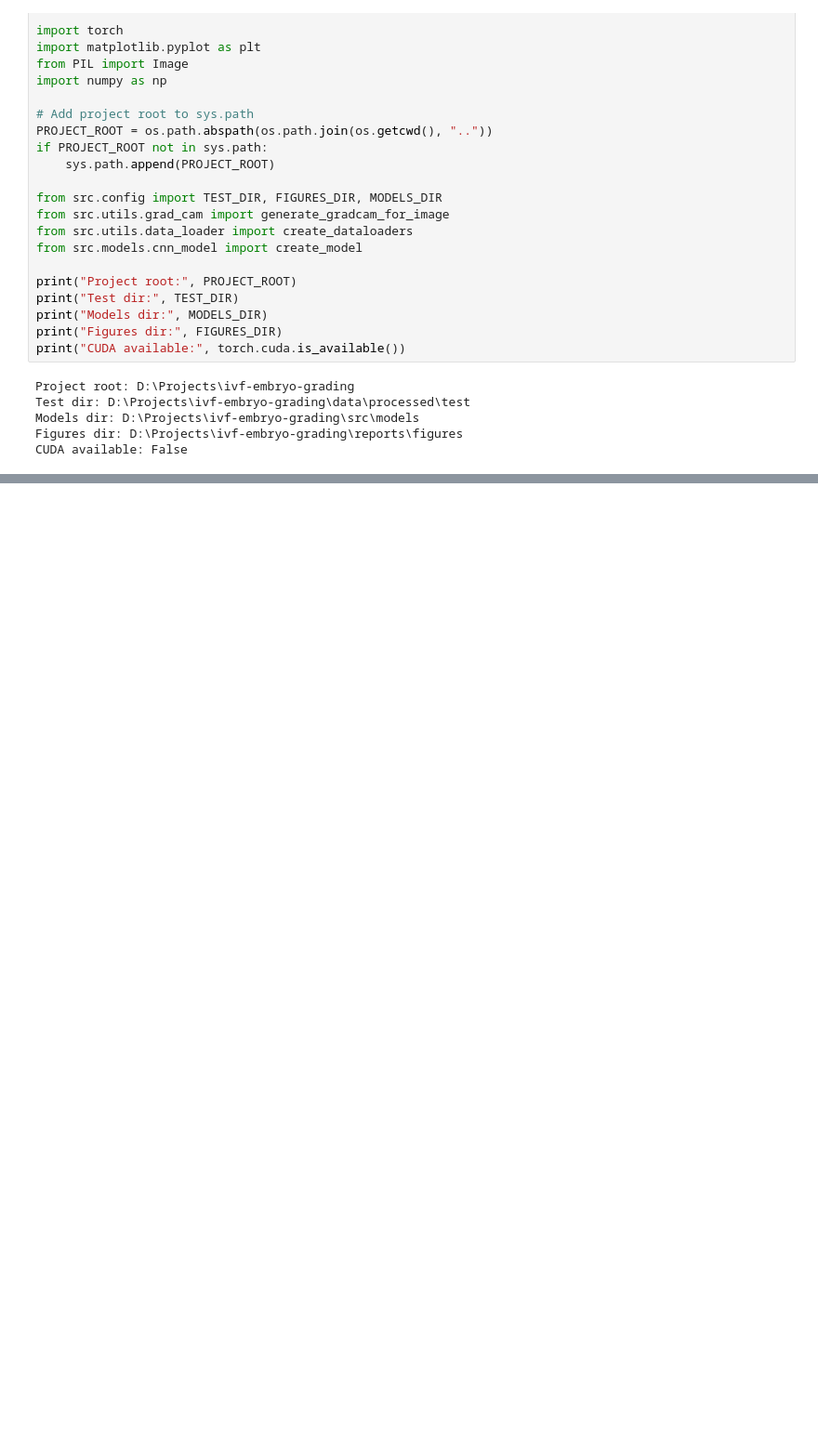
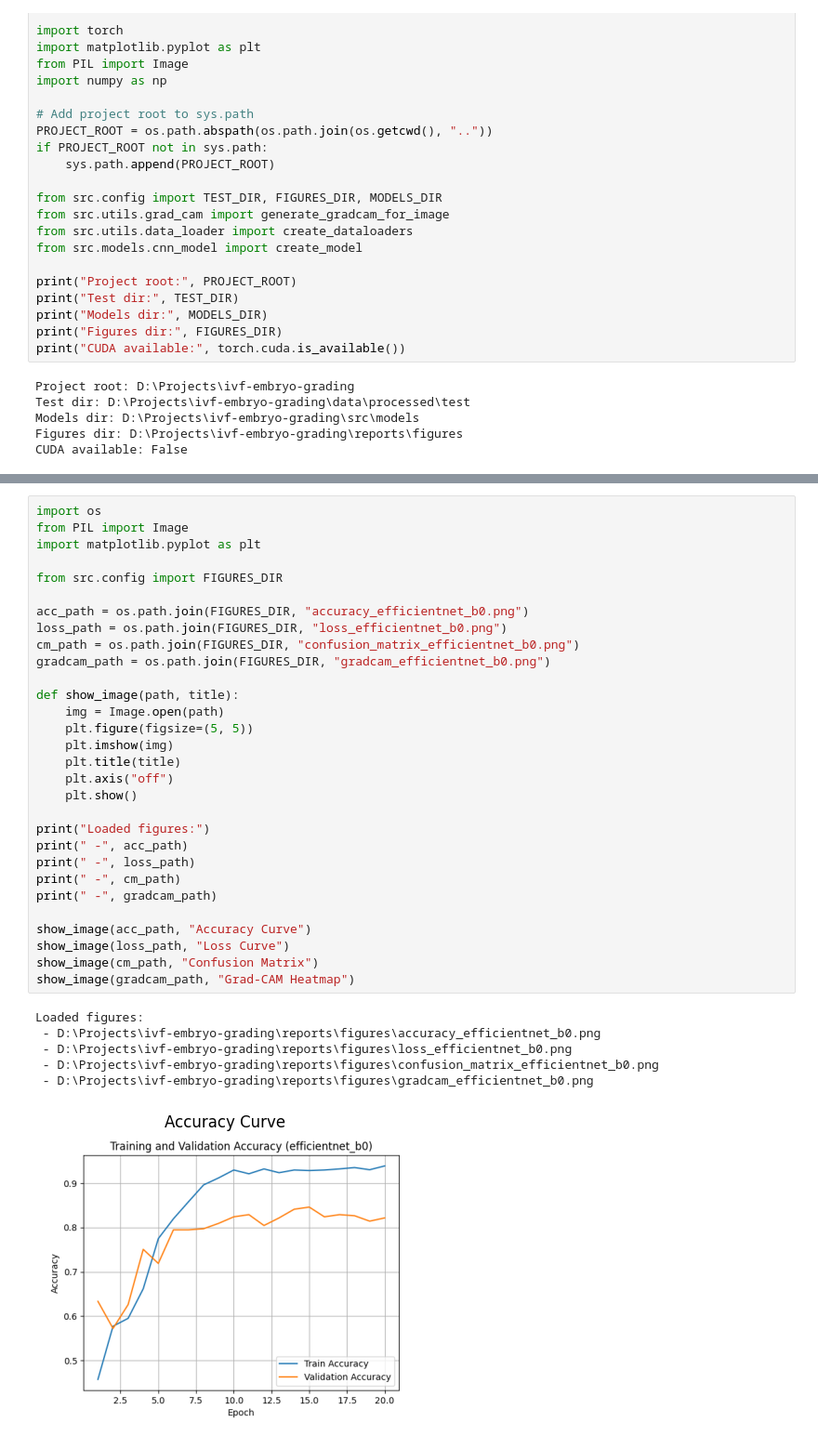
Before and after one commit to sintabh/deep-learning-embryo-morphology-grading-ivf, a Jupyter notebook: notebooks/ivf_embryo_grading_demo.ipynb, the cells around one changed output, grey strips where cells are left out. Shown at 93% size. Drawn from its saved outputs; the diff is of its cells as text; blank space fills up the shorter version.

Commit message:
Add multitask IVF grading, Grad-CAM demos and README

```diff
--- a/notebooks/ivf_embryo_grading_demo.ipynb
+++ b/notebooks/ivf_embryo_grading_demo.ipynb
@@ -111,0 +112,37 @@ Grad-CAM saved to: D:\Projects\ivf-embryo-grading\reports\figures\gradcam_effici
+# %%
+import os
+from PIL import Image
+import matplotlib.pyplot as plt
+
+from src.config import FIGURES_DIR
+
+acc_path = os.path.join(FIGURES_DIR, "accuracy_efficientnet_b0.png")
+loss_path = os.path.join(FIGURES_DIR, "loss_efficientnet_b0.png")
+cm_path = os.path.join(FIGURES_DIR, "confusion_matrix_efficientnet_b0.png")
+gradcam_path = os.path.join(FIGURES_DIR, "gradcam_efficientnet_b0.png")
+
+def show_image(path, title):
+    img = Image.open(path)
+    plt.figure(figsize=(5, 5))
+    plt.imshow(img)
+    plt.title(title)
+    plt.axis("off")
+    plt.show()
+
+print("Loaded figures:")
+print(" -", acc_path)
+print(" -", loss_path)
+print(" -", cm_path)
+print(" -", gradcam_path)
+
+show_image(acc_path, "Accuracy Curve")
+show_image(loss_path, "Loss Curve")
+show_image(cm_path, "Confusion Matrix")
+show_image(gradcam_path, "Grad-CAM Heatmap")
+# %% [output]
+Loaded figures:
+ - D:\Projects\ivf-embryo-grading\reports\figures\accuracy_efficientnet_b0.png
+ - D:\Projects\ivf-embryo-grading\reports\figures\loss_efficientnet_b0.png
+ - D:\Projects\ivf-embryo-grading\reports\figures\confusion_matrix_efficientnet_b0.png
+ - D:\Projects\ivf-embryo-grading\reports\figures\gradcam_efficientnet_b0.png
+[figure, added]
```
Also changed, not shown: parts of 3 cells of this notebook, 27 other files.
